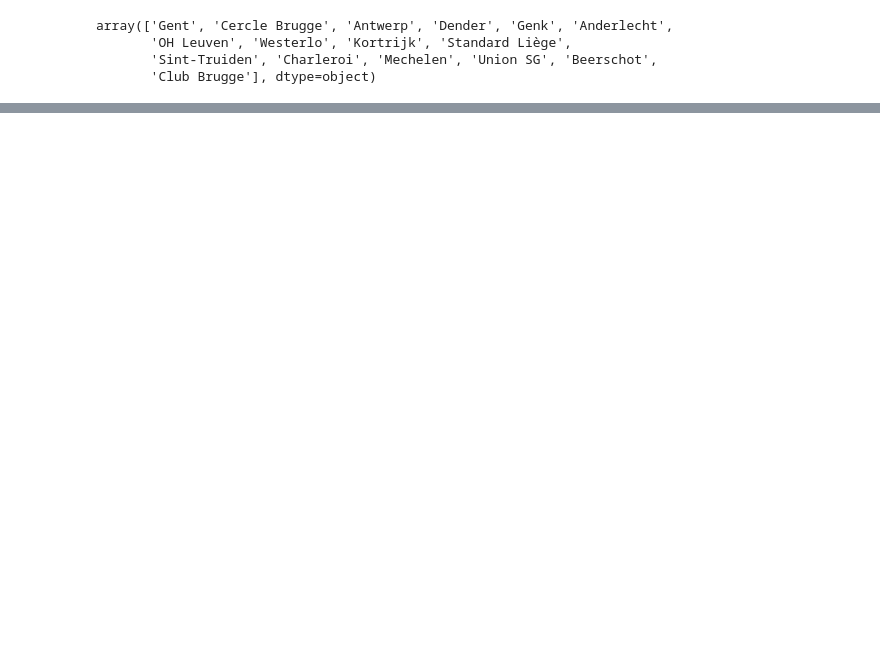
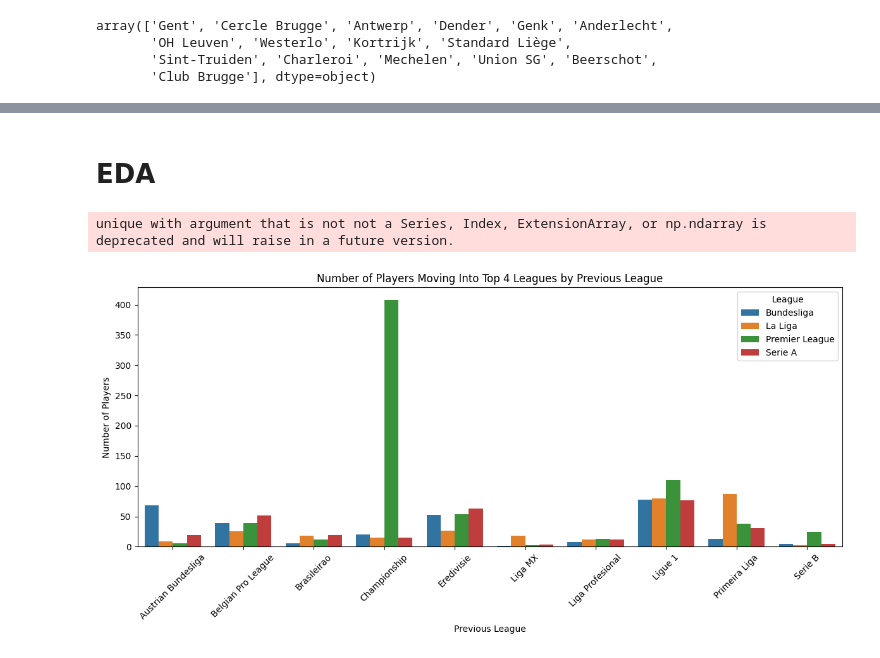
Before and after one commit to nivonl/soccer_predict_league, a Jupyter notebook: scrape_data_wrangaling.ipynb, the cells around one changed output, grey strips where cells are left out. Saved outputs shown, nothing was run; the diff lists cells and outputs as text; code cells hidden in the pictures; blank space fills up the shorter version.

```diff
--- a/scrape_data_wrangaling.ipynb
+++ b/scrape_data_wrangaling.ipynb
@@ -221,0 +396,3 @@ NameError: name 'last_season_df' is not defined
+# %%
+combined_df = combined_df.rename(columns={'rank':'nation_rank'})
+last_season_df = last_season_df.rename(columns={'rank':'nation_rank'})
@@ -221,0 +401,5 @@ NameError: name 'last_season_df' is not defined
+# %%
+combined_df = combined_df.sort_values(by=["Player", "season"])
+combined_df["next_season_league"] = combined_df.groupby("Player")["League"].shift(-1)
+# %%
+combined_df["next_season_league"] = combined_df["next_season_league"].fillna("Other/Out")
@@ -221,0 +426,41 @@ NameError: name 'last_season_df' is not defined
+# %% [markdown]
+# EDA
+# %%
+# Filter players who moved into Top 4 leagues
+top_4_entries = combined_df[(combined_df['top_4'] == 1) &
+                            (combined_df['previous_league'].notna()) &
+                            (combined_df['previous_league'] != combined_df['League'])&
+                             (combined_df['previous_league_top_4'] == False)]
+
+top_4_entries = top_4_entries.sort_values(by ='Season')
+
+top_4_entries_unique = top_4_entries.drop_duplicates(subset=['Player'],keep='first')
+
+# Count movements from previous_league to current League
+df_flow = top_4_entries_unique.groupby(['previous_league', 'League']).size().reset_index(name='count')
+
+# Create label list for Sankey
+labels = list(pd.unique(df_flow['previous_league'].tolist() + df_flow['League'].tolist()))
+
+# Create index maps
+label_index = {label: i for i, label in enumerate(labels)}
+
+# Sankey data
+sources = df_flow['previous_league'].map(label_index)
+targets = df_flow['League'].map(label_index)
+values = df_flow['count']
+# %% [output]
+unique with argument that is not not a Series, Index, ExtensionArray, or np.ndarray is deprecated and will raise in a future version.
+# %%
+# Plot as grouped bar chart
+plt.figure(figsize=(12, 6))
+sns.barplot(data=df_flow.loc[df_flow['previous_league']!= 0], x='previous_league', y='count', hue='League')
+
+plt.title("Number of Players Moving Into Top 4 Leagues by Previous League")
+plt.xlabel("Previous League")
+plt.ylabel("Number of Players")
+plt.xticks(rotation=45)
+plt.tight_layout()
+plt.show()
+# %% [output]
+[figure, added]
```
Also changed, not shown: parts of 58 cells of this notebook.
